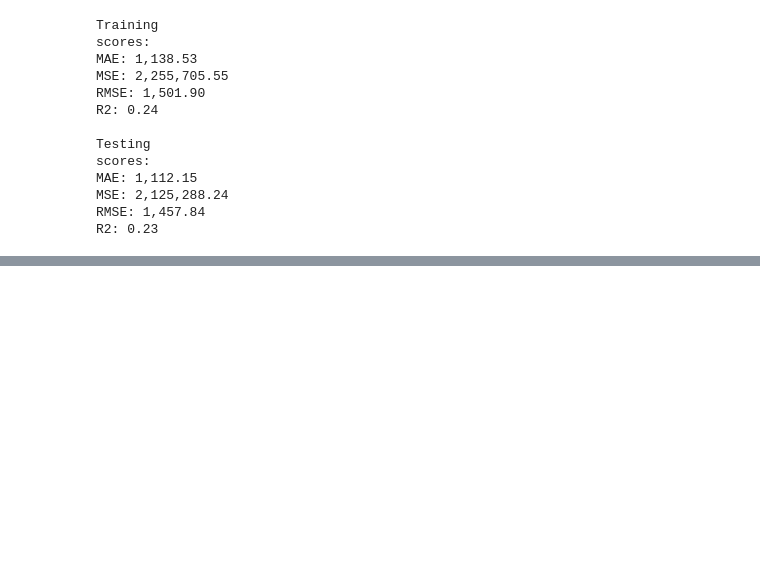
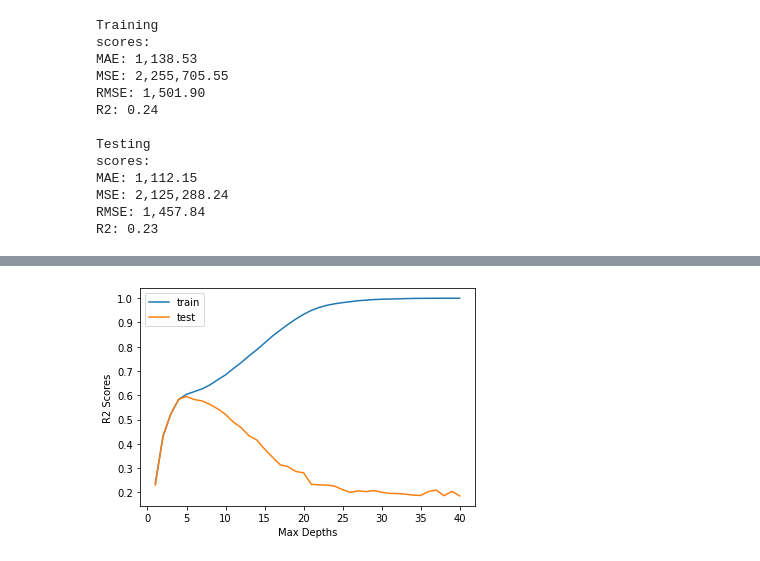
Before and after one commit to bradshawjoshua/Grocery-Super-Anaylsis, a Jupyter notebook: GrocerySuper_Sales_Predictions.ipynb, the cells around one changed output, grey strips where cells are left out. Cells and saved outputs as stored; diff of their text form; code cells hidden in the pictures; blank space fills up the shorter version.

```diff
--- a/GrocerySuper_Sales_Predictions.ipynb
+++ b/GrocerySuper_Sales_Predictions.ipynb
@@ -670,0 +760,30 @@ R2: 0.23
+# %%
+# create a range of max_depth values to loop over
+depths = range(1, 41)
+
+# create a dataframe to store train and test scores.
+scores_r2 = pd.DataFrame(columns=['Train','Test'], index=depths)
+
+# loop over the values in the depths range
+for depth in depths:
+  # fit a new model with the depth
+  dec = DecisionTreeRegressor(max_depth=depth)
+  # put model in a pipeline
+  dec_pipe = make_pipeline(preprocessor, dec)
+  # fit the model
+  dec_pipe.fit(X_train, y_train)
+  # create prediction arrays
+  train_pred = dec_pipe.predict(X_train)
+  test_pred = dec_pipe.predict(X_test)
+
+  # evaluate the model using R2 score
+  train_r2 = r2_score(y_train, train_pred)
+  test_r2 = r2_score(y_test, test_pred)
+
+ # evaluate the model using RMSE score
+  train_rmse = np.sqrt(y_train, train_pred)
+  test_rmse = np.sqrt(y_test, test_pred)
+
+  # store the scores in a dataframe
+  scores_r2.loc[depth, 'Train'] = train_r2
+  scores_r2.loc[depth, 'Test'] = test_r2
@@ -670,0 +799,10 @@ R2: 0.23
+# %%
+#plot the scores to visually determine the best max_depth
+plt.plot(depths, scores_r2['Train'], label = 'train')
+plt.plot(depths, scores_r2['Test'], label = 'test')
+plt.ylabel('R2 Scores')
+plt.xlabel('Max Depths')
+plt.legend()
+plt.show()
+# %% [output]
+[figure, added]
```
Also changed, not shown: parts of 18 cells of this notebook.
